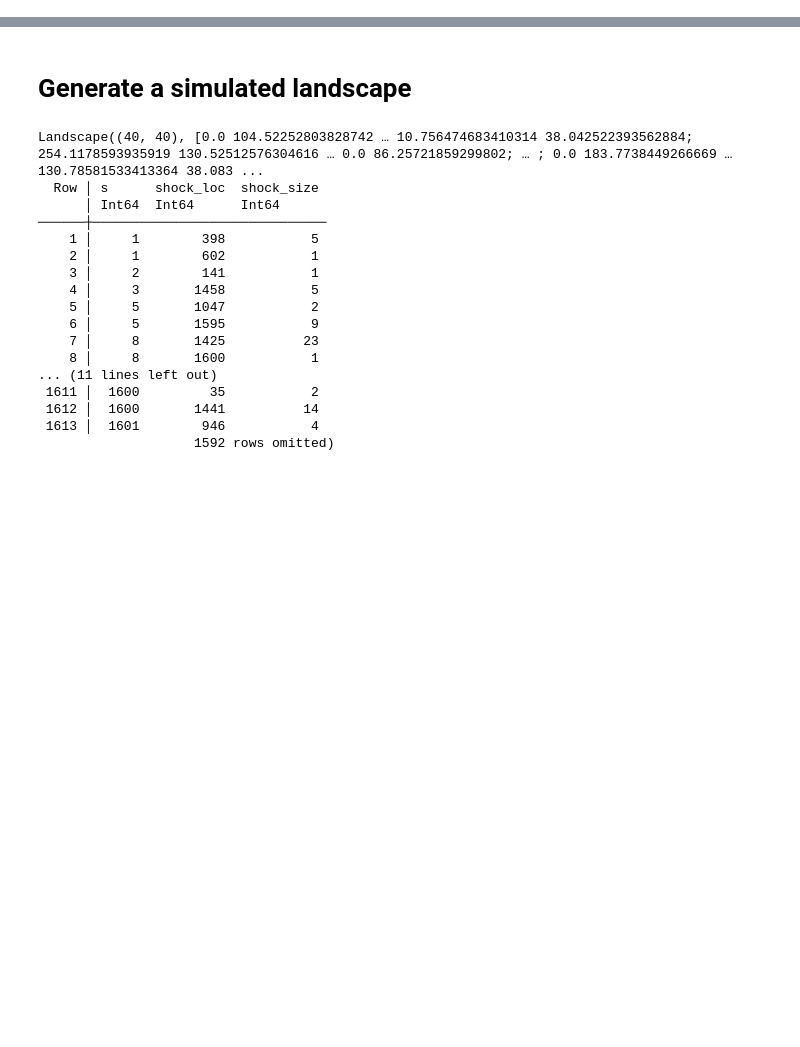
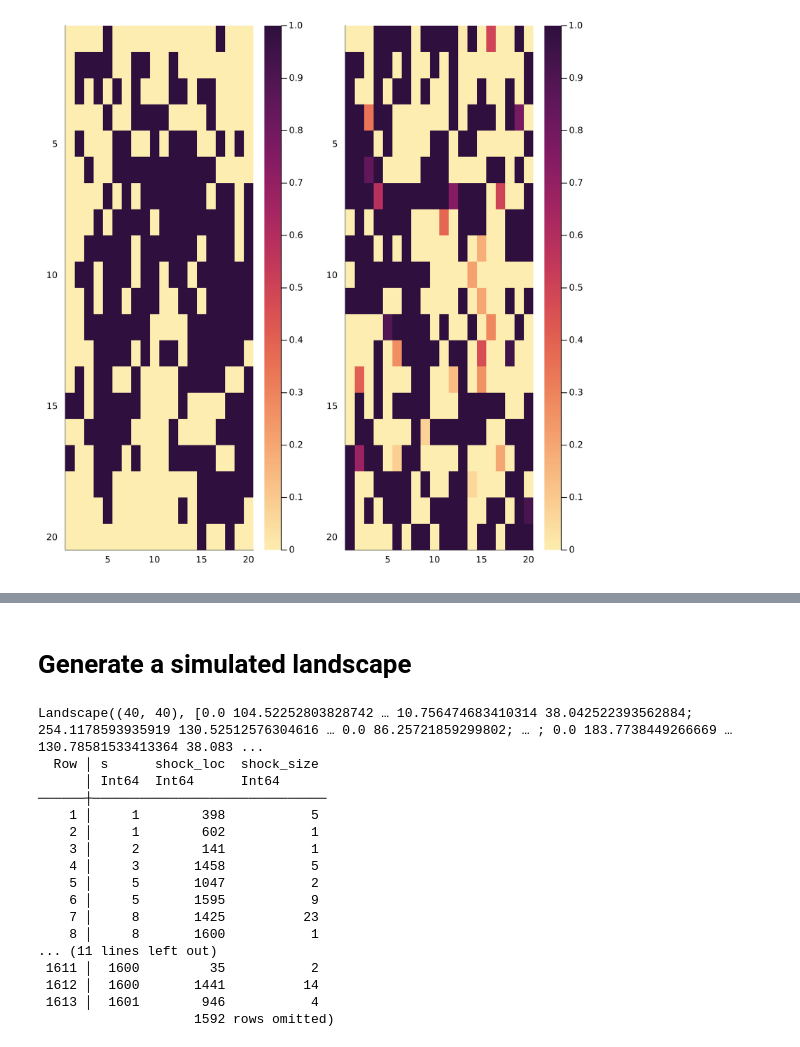
Before and after one commit to frankiecho/lds-mc, a Jupyter notebook: code/simulations/view-results.ipynb, the cells around one changed output, grey strips where cells are left out. Saved outputs shown, nothing was run; the diff lists cells and outputs as text; code cells hidden in the pictures; blank space fills up the shorter version.

```diff
--- a/code/simulations/view-results.ipynb
+++ b/code/simulations/view-results.ipynb
@@ -18,0 +67,6 @@ fcn_save_results (generic function with 1 method)
+# %%
+p2 = fcn_plot_heatmap(res.ef.cvar.solutions[:,100])
+p1 = fcn_plot_heatmap(res.ef.ev.solutions)
+plot(p1,p2)
+# %% [output]
+[figure, added]
```
Also changed, not shown: parts of 24 cells of this notebook, 11 other files.
